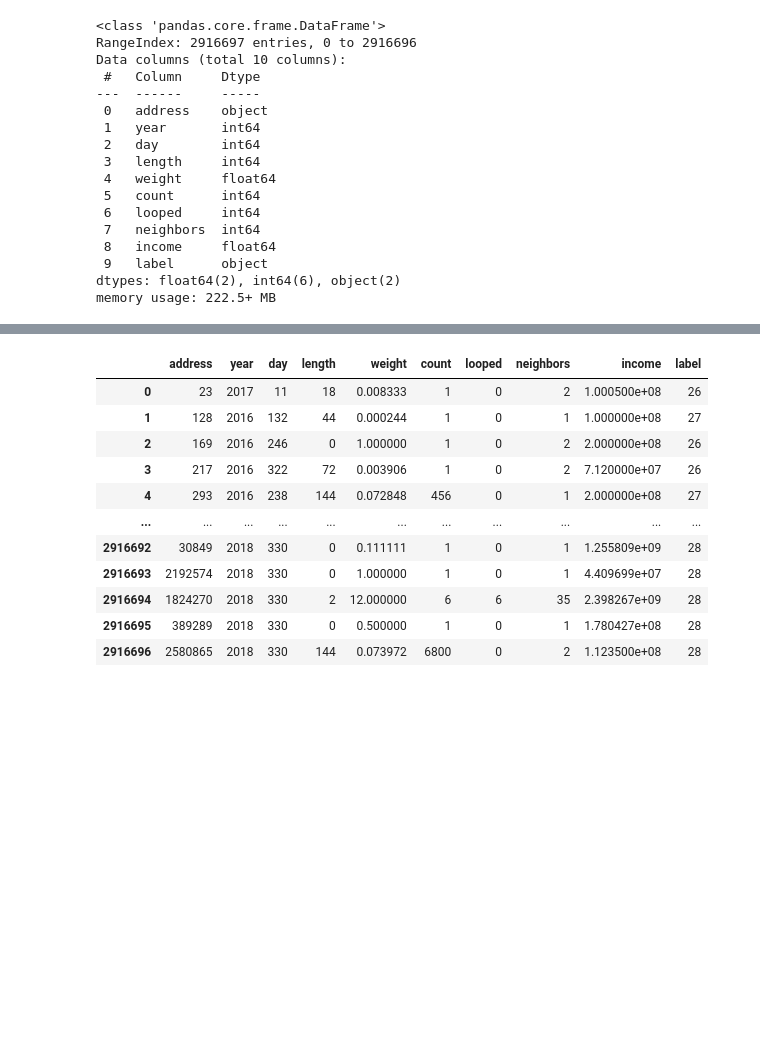
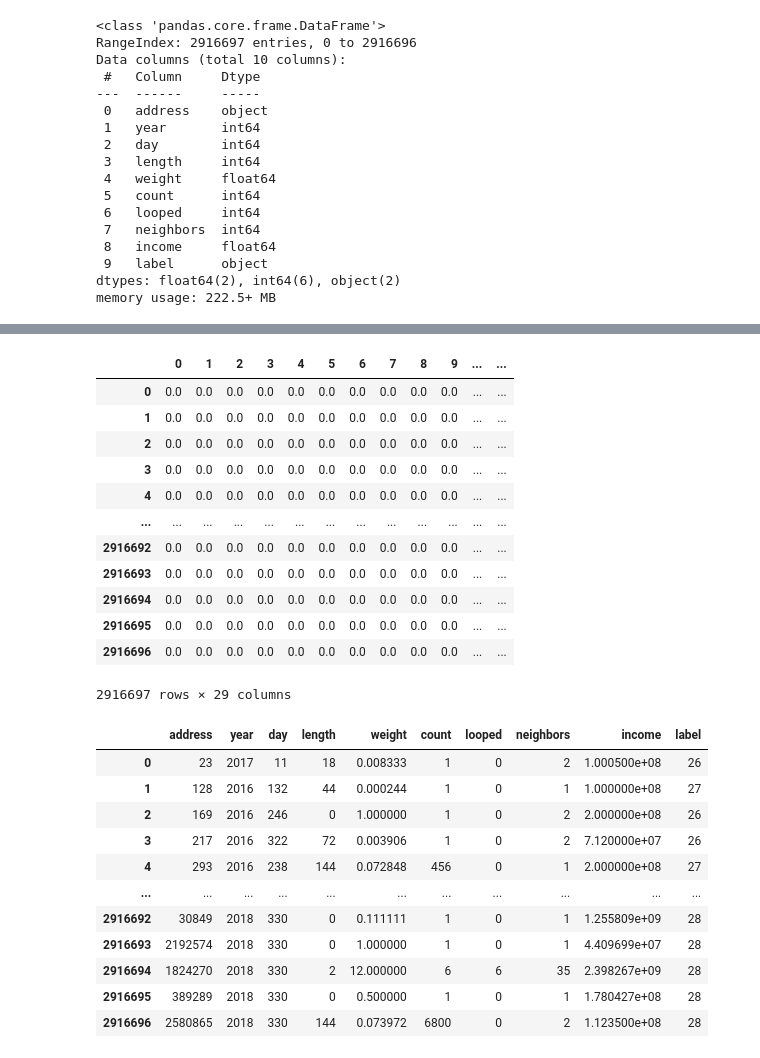
Before and after one commit to Grieze/CSC-767, a Jupyter notebook: Bitcoin Heist Data.ipynb, the cells around one changed output, grey strips where cells are left out. Saved outputs shown, nothing was run; the diff lists cells and outputs as text; code cells hidden in the pictures; blank space fills up the shorter version.

```diff
--- a/Bitcoin Heist Data.ipynb
+++ b/Bitcoin Heist Data.ipynb
@@ -109,3 +109,24 @@ from sklearn.preprocessing import LabelEncoder
 label_encoder = LabelEncoder()
 bitcoin_data.label = label_encoder.fit_transform(bitcoin_data.label)
 bitcoin_data.address = label_encoder.fit_transform(bitcoin_data.address)
+# %%
+# One Hot encode the label data in order for us to have 29 columns for our MLP
+from sklearn.preprocessing import OneHotEncoder
+enc = OneHotEncoder()
+enc_df = pd.DataFrame(enc.fit_transform(bitcoin_data[['label']]).toarray())
+enc_df
+#enc_df is now a 29 column df
+# %% [output]
+|  | 0 | 1 | 2 | 3 | 4 | 5 | 6 | 7 | 8 | 9 | ... | ... |
+| 0 | 0.0 | 0.0 | 0.0 | 0.0 | 0.0 | 0.0 | 0.0 | 0.0 | 0.0 | 0.0 | ... | ... |
+| 1 | 0.0 | 0.0 | 0.0 | 0.0 | 0.0 | 0.0 | 0.0 | 0.0 | 0.0 | 0.0 | ... | ... |
+| 2 | 0.0 | 0.0 | 0.0 | 0.0 | 0.0 | 0.0 | 0.0 | 0.0 | 0.0 | 0.0 | ... | ... |
+| 3 | 0.0 | 0.0 | 0.0 | 0.0 | 0.0 | 0.0 | 0.0 | 0.0 | 0.0 | 0.0 | ... | ... |
+| 4 | 0.0 | 0.0 | 0.0 | 0.0 | 0.0 | 0.0 | 0.0 | 0.0 | 0.0 | 0.0 | ... | ... |
+| ... | ... | ... | ... | ... | ... | ... | ... | ... | ... | ... | ... | ... |
+| 2916692 | 0.0 | 0.0 | 0.0 | 0.0 | 0.0 | 0.0 | 0.0 | 0.0 | 0.0 | 0.0 | ... | ... |
+| 2916693 | 0.0 | 0.0 | 0.0 | 0.0 | 0.0 | 0.0 | 0.0 | 0.0 | 0.0 | 0.0 | ... | ... |
+| 2916694 | 0.0 | 0.0 | 0.0 | 0.0 | 0.0 | 0.0 | 0.0 | 0.0 | 0.0 | 0.0 | ... | ... |
+| 2916695 | 0.0 | 0.0 | 0.0 | 0.0 | 0.0 | 0.0 | 0.0 | 0.0 | 0.0 | 0.0 | ... | ... |
+| 2916696 | 0.0 | 0.0 | 0.0 | 0.0 | 0.0 | 0.0 | 0.0 | 0.0 | 0.0 | 0.0 | ... | ... |
+2916697 rows × 29 columns
```
Also changed, not shown: parts of 22 cells of this notebook.
